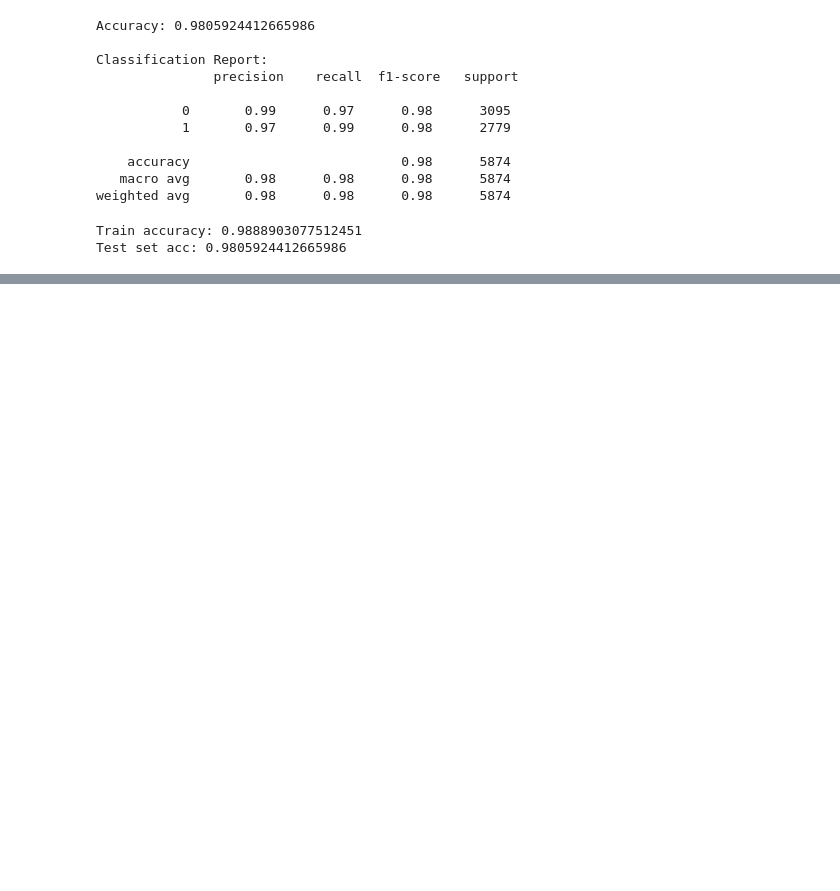
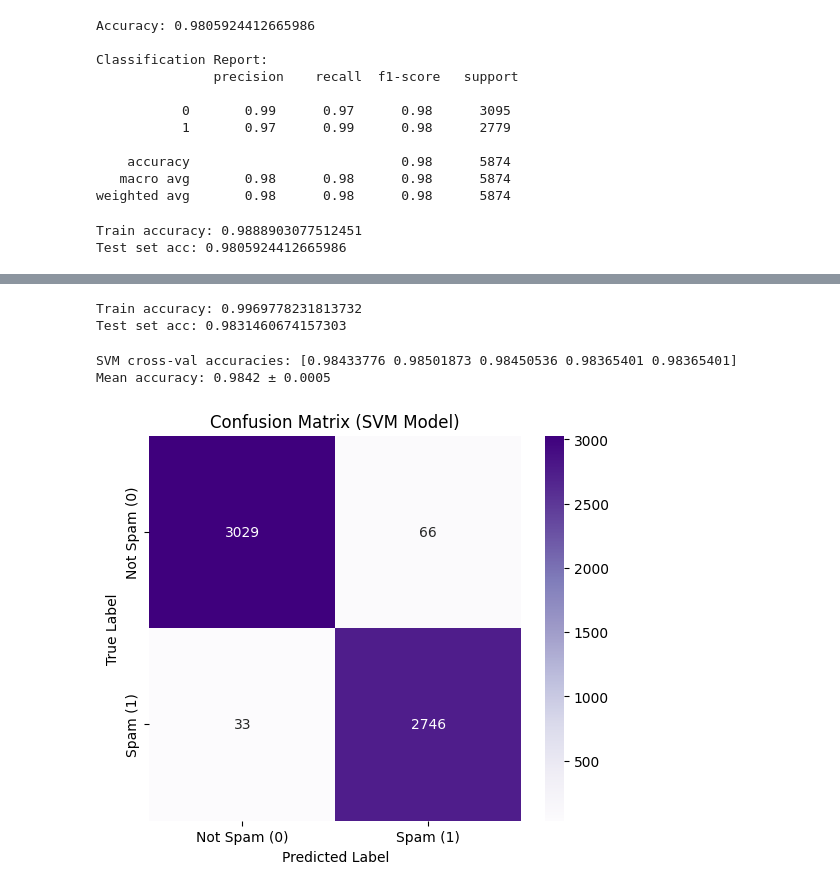
Before and after one commit to Hieuuum/phish-stx, a Jupyter notebook: notebooks/enron_1.ipynb, the cells around one changed output, grey strips where cells are left out. Saved outputs shown, nothing was run; the diff lists cells and outputs as text; code cells hidden in the pictures; blank space fills up the shorter version.

```diff
--- a/notebooks/enron_1.ipynb
+++ b/notebooks/enron_1.ipynb
@@ -366,0 +439,11 @@ plt.show()
+# %%
+from sklearn.svm import LinearSVC
+
+svm_model = LinearSVC(random_state=42)
+
+svm_model.fit(X_train, y_train)
+
+y_pred_svm = svm_model.predict(X_test)
+
+print("SVM Accuracy:", accuracy_score(y_test, y_pred_svm))
+print("\nSVM Classification Report:\n", classification_report(y_test, y_pred_svm))
@@ -366,0 +462,31 @@ plt.show()
+# %%
+train_set = accuracy_score(y_train, svm_model.predict(X_train))
+test_set = accuracy_score(y_test, svm_model.predict(X_test))
+
+print("Train accuracy:", train_set)
+print("Test set acc:",  test_set)
+# %% [output]
+Train accuracy: 0.9969778231813732
+Test set acc: 0.9831460674157303
+# %%
+# Cross validation check
+cv = StratifiedKFold(n_splits=5, shuffle=True, random_state=42)
+scores = cross_val_score(svm_model, X_combined, y, cv=cv, scoring='accuracy')
+
+print("SVM cross-val accuracies:", scores)
+print("Mean accuracy: {:.4f} ± {:.4f}".format(scores.mean(), scores.std()))
+# %% [output]
+SVM cross-val accuracies: [0.98433776 0.98501873 0.98450536 0.98365401 0.98365401]
+Mean accuracy: 0.9842 ± 0.0005
+# %%
+cm_svm = confusion_matrix(y_test, y_pred_svm)
+plt.figure(figsize=(6, 5))
+sns.heatmap(cm_svm, annot=True, fmt='d', cmap='Purples',
+            xticklabels=['Not Spam (0)', 'Spam (1)'],
+            yticklabels=['Not Spam (0)', 'Spam (1)'])
+plt.title('Confusion Matrix (SVM Model)')
+plt.xlabel('Predicted Label')
+plt.ylabel('True Label')
+plt.show()
+# %% [output]
+[figure, added]
```
Also changed, not shown: parts of 13 cells of this notebook.
